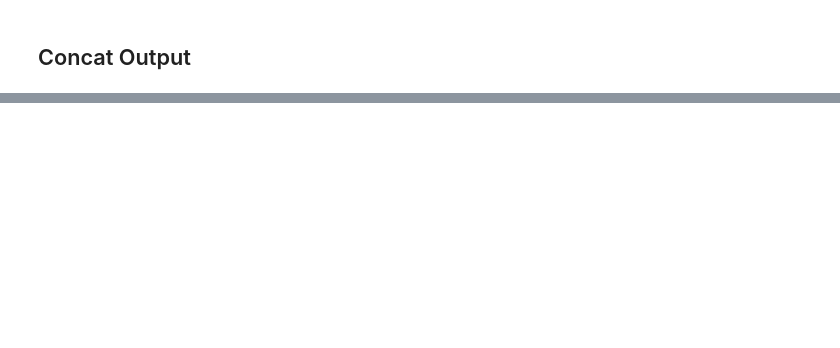
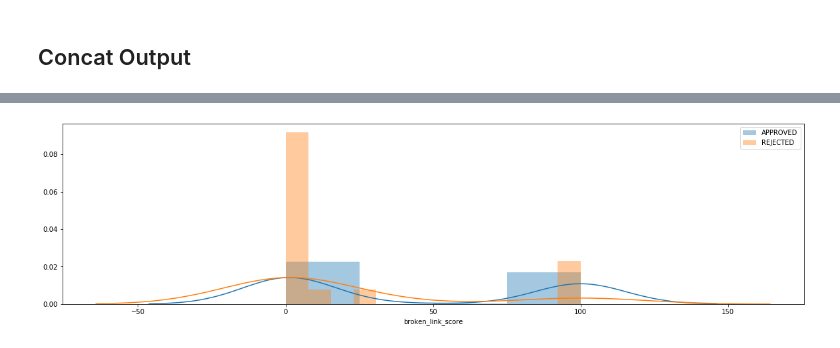
Before and after one commit to bahyhelmihp/web-crawler, a Jupyter notebook: api/datasets/Analyse Result.ipynb, the cells around one changed output, grey strips where cells are left out. Saved outputs shown, nothing was run; the diff lists cells and outputs as text; code cells hidden in the pictures; blank space fills up the shorter version.

```diff
--- a/api/datasets/Analyse Result.ipynb
+++ b/api/datasets/Analyse Result.ipynb
@@ -377,0 +513,8 @@ broken_links
+# %%
+plt.figure(figsize=(20, 5))
+sns.distplot(output_df[output_df.label == 'APPROVED']['broken_link_score'], label='APPROVED')
+sns.distplot(output_df[output_df.label == 'REJECTED']['broken_link_score'], label='REJECTED')
+plt.legend()
+plt.show()
+# %% [output]
+[figure, added]
```
Also changed, not shown: parts of 31 cells of this notebook, 1 other file.
